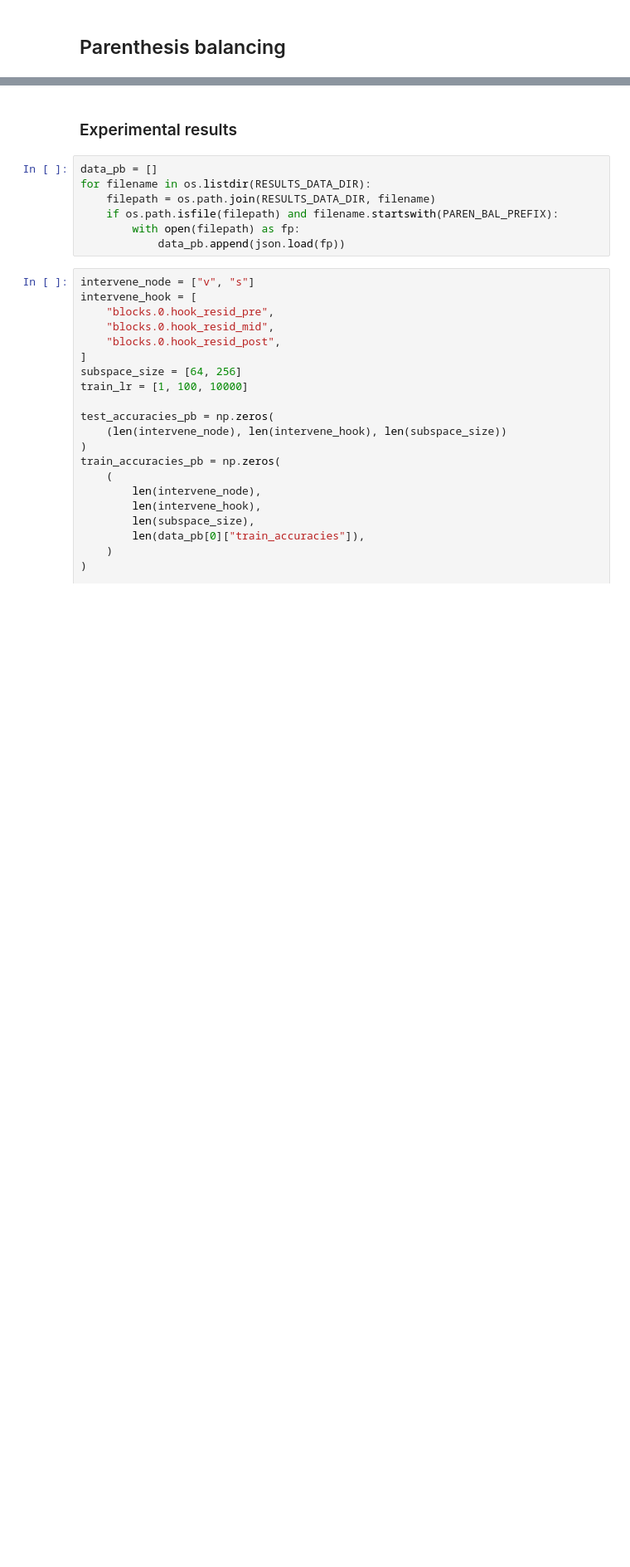
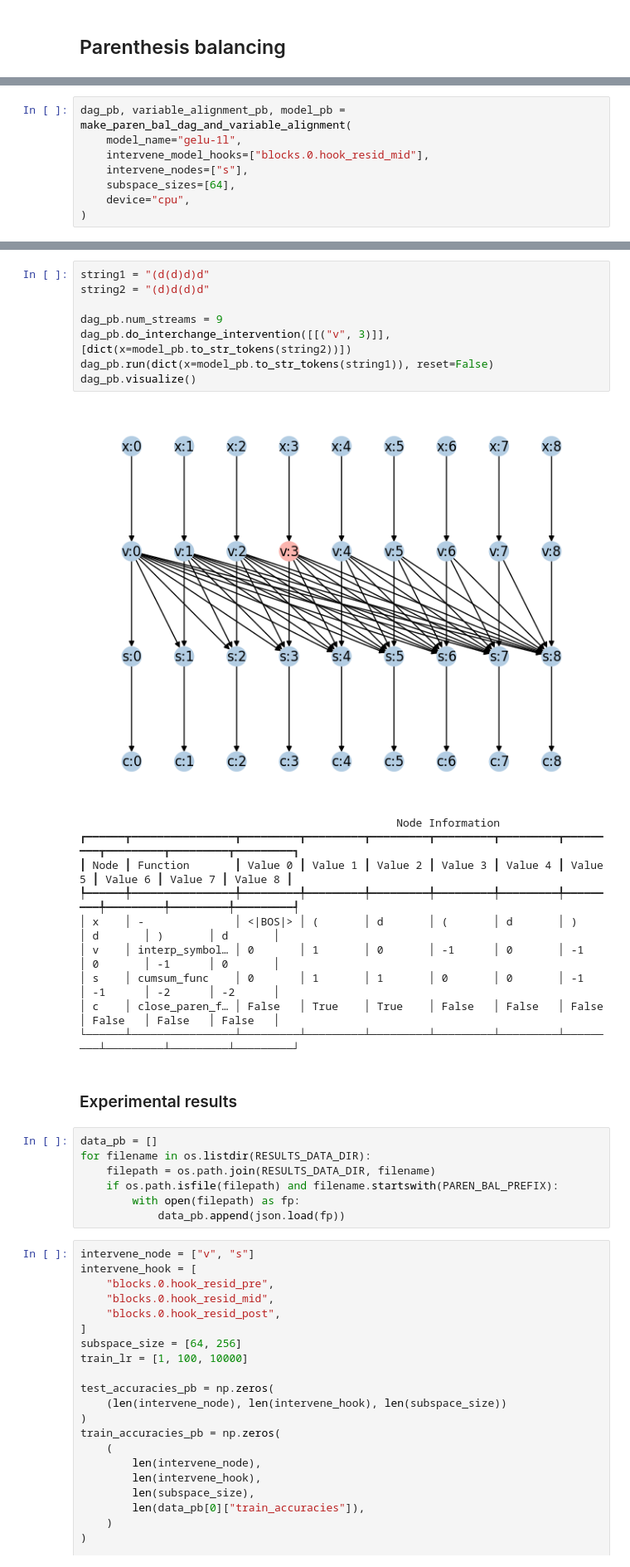
Before and after one commit to adamimos/causal-networks, a Jupyter notebook: experiments/writeup/research-sprint-writeup.ipynb, the cells around one changed output, grey strips where cells are left out. Shown at 83% size. Saved outputs shown, nothing was run; the diff lists cells and outputs as text; blank space fills up the shorter version.

```diff
--- a/experiments/writeup/research-sprint-writeup.ipynb
+++ b/experiments/writeup/research-sprint-writeup.ipynb
@@ -135,0 +275,8 @@ fig.show()
+# %%
+dag_pb, variable_alignment_pb, model_pb = make_paren_bal_dag_and_variable_alignment(
+    model_name="gelu-1l",
+    intervene_model_hooks=["blocks.0.hook_resid_mid"],
+    intervene_nodes=["s"],
+    subspace_sizes=[64],
+    device="cpu",
+)
@@ -136,3 +288,22 @@ fig.show()
+# %%
+string1 = "(d(d)d)d"
+string2 = "(d)d(d)d"
+
+dag_pb.num_streams = 9
+dag_pb.do_interchange_intervention([[("v", 3)]], [dict(x=model_pb.to_str_tokens(string2))])
+dag_pb.run(dict(x=model_pb.to_str_tokens(string1)), reset=False)
+dag_pb.visualize()
+# %% [output]
+[figure, added]
+                                                 Node Information
+┏━━━━━━┳━━━━━━━━━━━━━━━━┳━━━━━━━━━┳━━━━━━━━━┳━━━━━━━━━┳━━━━━━━━━┳━━━━━━━━━┳━━━━━━━━━┳━━━━━━━━━┳━━━━━━━━━┳━━━━━━━━━┓
+┃ Node ┃ Function       ┃ Value 0 ┃ Value 1 ┃ Value 2 ┃ Value 3 ┃ Value 4 ┃ Value 5 ┃ Value 6 ┃ Value 7 ┃ Value 8 ┃
+┡━━━━━━╇━━━━━━━━━━━━━━━━╇━━━━━━━━━╇━━━━━━━━━╇━━━━━━━━━╇━━━━━━━━━╇━━━━━━━━━╇━━━━━━━━━╇━━━━━━━━━╇━━━━━━━━━╇━━━━━━━━━┩
+│ x    │ -              │ <|BOS|> │ (       │ d       │ (       │ d       │ )       │ d       │ )       │ d       │
+│ v    │ interp_symbol… │ 0       │ 1       │ 0       │ -1      │ 0       │ -1      │ 0       │ -1      │ 0       │
+│ s    │ cumsum_func    │ 0       │ 1       │ 1       │ 0       │ 0       │ -1      │ -1      │ -2      │ -2      │
+│ c    │ close_paren_f… │ False   │ True    │ True    │ False   │ False   │ False   │ False   │ False   │ False   │
+└──────┴────────────────┴─────────┴─────────┴─────────┴─────────┴─────────┴─────────┴─────────┴─────────┴─────────┘
 # %% [markdown]
 ### Experimental results
 # %%
```
Also changed, not shown: parts of 21 cells of this notebook.
